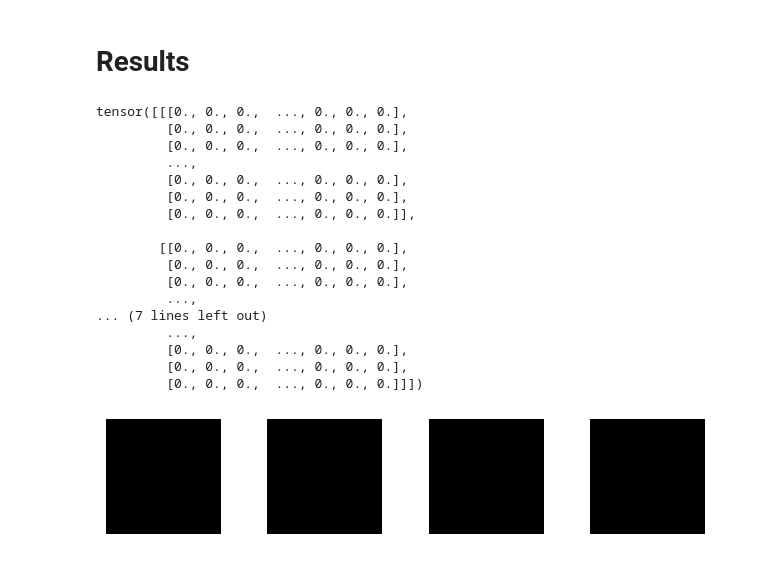
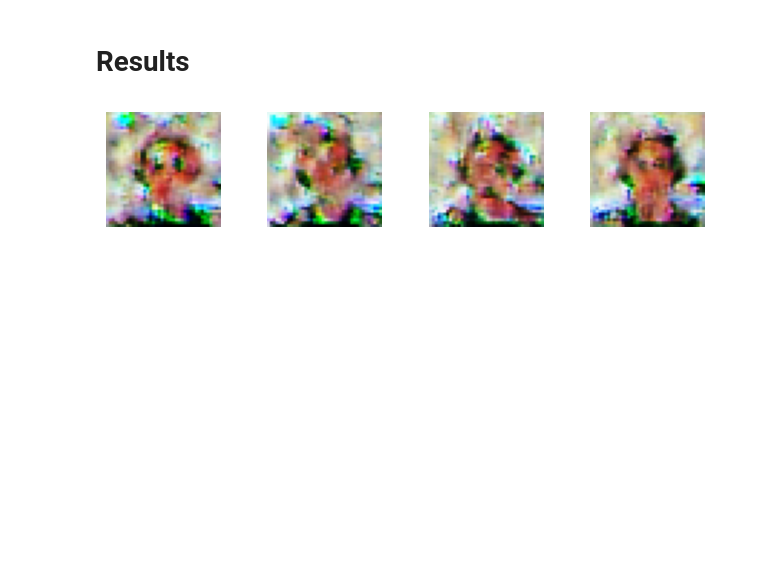
Before and after one commit to vetlemangrud/gangrud, a Jupyter notebook: gan.ipynb, the cells around one changed output. Drawn from its saved outputs; the diff is of its cells as text; code cells hidden in the pictures; blank space fills up the shorter version.

```diff
--- a/gan.ipynb
+++ b/gan.ipynb
@@ -71,7 +73,7 @@ class VetleDataset(Dataset):
         # Return image with a label. We won't use it, but it seems like tensorflow expects it
         return [image,0]
 # %%
-transform = transforms.Compose([transforms.Resize(IMAGE_SIZE)])
+transform = transforms.Compose([transforms.Resize(IMAGE_SIZE), transforms.Normalize(128,128)])
 # %%
 dataset = VetleDataset(635, "assets/frames/", transform=transform)
 # %% [markdown]
@@ -83,6 +85,6 @@ for plot_idx, dataset_idx  in enumerate(torch.randint(len(dataset), (4,))):
     plt.tight_layout()
     sub.axis('off')
     image = dataset[dataset_idx.item()][0].permute(1,2,0)
-    plt.imshow(image)
+    plt.imshow(image * 0.5 + 0.5)
 fig.show()
 # %% [output]
@@ -90,7 +92,7 @@ fig.show()
 # %% [markdown]
 Create data loader:
 # %%
-batch_size = 32
+batch_size = 64
 train_loader = torch.utils.data.DataLoader(
     dataset, batch_size=batch_size, shuffle=True
 )
@@ -149,3 +123,30 @@ class Generator(nn.Module):
+# %%
+class Generator(nn.Module):
+    def __init__(self):
+        super().__init__()
+        self.fcnn = nn.Sequential(
+            nn.Linear(in_features=LATENT_VECTOR_SIZE, out_features=128*(IMAGE_SIZE//4)**2)
+        )
+
+        self.conv = nn.Sequential(
+            nn.BatchNorm2d(128),
+            nn.Upsample(scale_factor=2),
+            nn.Conv2d(in_channels=128, out_channels=128, kernel_size=3, padding=1),
+            nn.BatchNorm2d(128),
+            nn.LeakyReLU(negative_slope=0.2),
+            nn.Upsample(scale_factor=2),
+            nn.Conv2d(in_channels=128, out_channels=64, kernel_size=3, padding=1),
+            nn.BatchNorm2d(64),
+            nn.LeakyReLU(negative_slope=0.2),
+            nn.Conv2d(in_channels=64, out_channels=3, kernel_size=3, padding=1),
+            nn.Tanh(),
+        )
+
+    def forward(self, x):
+        post_fcnn = self.fcnn(x)
+        pre_cnn = post_fcnn.view(post_fcnn.size(0), 128, IMAGE_SIZE//4, IMAGE_SIZE//4)
+        output = self.conv(pre_cnn)
+        return output
 # %%
 generator = Generator()
 # %% [markdown]
@@ -204,34 +230,17 @@ KeyboardInterrupt:
 # %% [markdown]
 # Results
 # %%
-latent_space_samples = torch.randn(100, 2)
+latent_space_samples = torch.randn((batch_size, LATENT_VECTOR_SIZE))
 generated_samples = generator(latent_space_samples)
+
 generated_samples = generated_samples.detach()
 fig = plt.figure()
-print(generated_samples[0])
 for plot_idx, dataset_idx  in enumerate(torch.randint(len(generated_samples), (4,))):
     sub = plt.subplot(1, 4, plot_idx+1)
     plt.tight_layout()
     sub.axis('off')
     image = generated_samples[dataset_idx.item()].permute(1,2,0)
-    plt.imshow(image)
+    plt.imshow(image *0.5 + 0.5)
 fig.show()
 # %% [output]
-tensor([[[0., 0., 0.,  ..., 0., 0., 0.],
-         [0., 0., 0.,  ..., 0., 0., 0.],
-         [0., 0., 0.,  ..., 0., 0., 0.],
-         ...,
-         [0., 0., 0.,  ..., 0., 0., 0.],
-         [0., 0., 0.,  ..., 0., 0., 0.],
-         [0., 0., 0.,  ..., 0., 0., 0.]],
-
-        [[0., 0., 0.,  ..., 0., 0., 0.],
-         [0., 0., 0.,  ..., 0., 0., 0.],
-         [0., 0., 0.,  ..., 0., 0., 0.],
-         ...,
-... (7 lines left out)
-         ...,
-         [0., 0., 0.,  ..., 0., 0., 0.],
-         [0., 0., 0.,  ..., 0., 0., 0.],
-         [0., 0., 0.,  ..., 0., 0., 0.]]])
-[figure, old version]
+[figure, new version]
```
Also changed, not shown: parts of 10 cells of this notebook, 5 other files.
